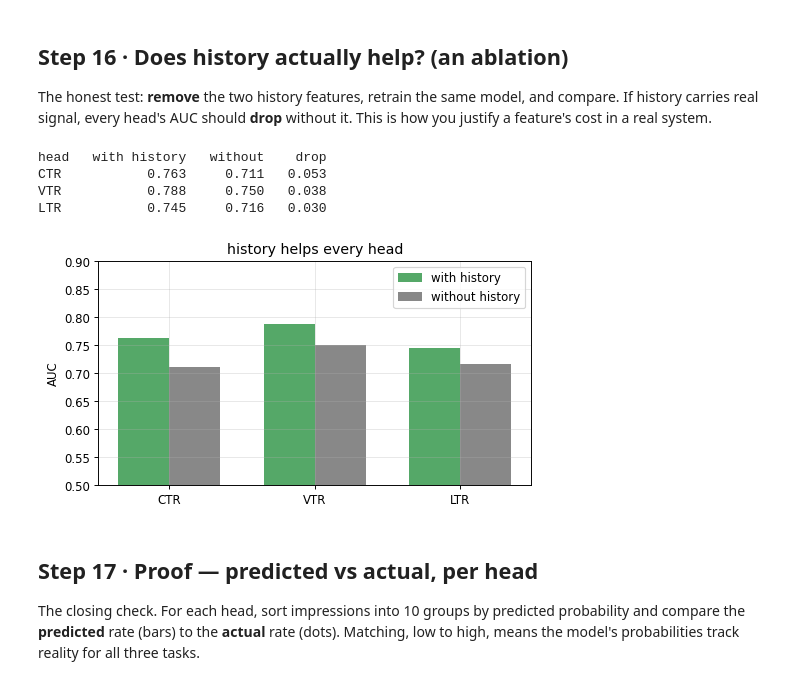
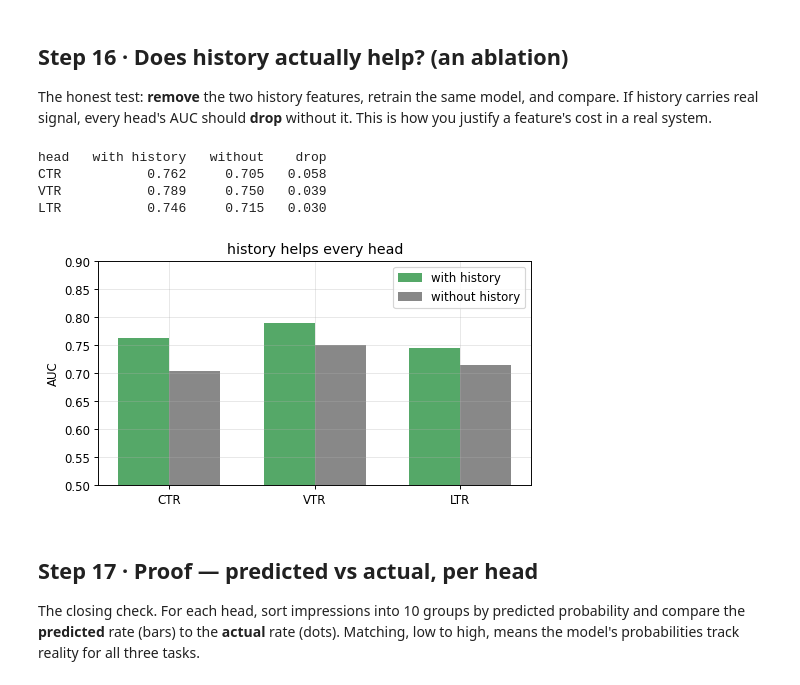
Before and after one commit to niamleeson/ml-math, a Jupyter notebook: afp/notebooks/M07-full-ranking-pipeline.ipynb, the cells around one changed output. Saved outputs shown, nothing was run; the diff lists cells and outputs as text; code cells hidden in the pictures.

```diff
--- a/afp/notebooks/M07-full-ranking-pipeline.ipynb
+++ b/afp/notebooks/M07-full-ranking-pipeline.ipynb
@@ -223,0 +199,18 @@ The model outputs three probabilities per impression: pCTR, pVTR, pLTR. We look
+# %%
+import torch, torch.nn as nn
+torch.manual_seed(0)
+
+class SharedBottomRanker(nn.Module):
+    def __init__(self, n_features, n_tasks=3):
+        super().__init__()
+        self.body  = nn.Sequential(               # the SHARED body: 7 -> 32 -> 16
+            nn.Linear(n_features, 32), nn.ReLU(),
+            nn.Linear(32, 16), nn.ReLU())
+        self.heads = nn.ModuleList([nn.Linear(16, 1) for _ in range(n_tasks)])  # one head per task
+    def forward(self, x):
+        z = self.body(x)                          # shared representation
+        return torch.cat([h(z) for h in self.heads], dim=1)   # (batch, 3) logits: CTR, VTR, LTR
+
+model = SharedBottomRanker(len(features))
+print("model: 7 features -> shared (32, 16) -> 3 heads (CTR, VTR, LTR)")
+print("total learnable numbers:", sum(p.numel() for p in model.parameters()))
@@ -224,5 +268,7 @@ The model outputs three probabilities per impression: pCTR, pVTR, pLTR. We look
 # %%
-proba = model.predict_proba(Xte)             # shape (n_test, 3): [pCTR, pVTR, pLTR]
+model.eval()
+with torch.no_grad():
+    proba = torch.sigmoid(model(torch.tensor(Xte, dtype=torch.float32))).numpy()  # (n_test, 3)
 pred = pd.DataFrame(proba, columns=["pCTR", "pVTR", "pLTR"]).round(3)
 pred["clicked"], pred["viewed"], pred["lead"] = Yte[:,0], Yte[:,1], Yte[:,2]
 print("predictions on impressions the model never saw:")
@@ -334,30 +380,41 @@ The honest test: **remove** the two history features, retrain the same model, an
 If history carries real signal, every head's AUC should **drop** without it. This is how you
 justify a feature's cost in a real system.
 # %%
-no_hist = ["relevance", "ad_quality", "price", "position", "is_video"]   # drop hist_affinity, hist_len
-Xtr_nh = StandardScaler().fit(X[tr][:, :5]).transform(X[tr][:, :5])
-sc_nh  = StandardScaler().fit(X[tr][:, :5])
-Xtr_nh, Xte_nh = sc_nh.transform(X[tr][:, :5]), sc_nh.transform(X[te][:, :5])
-model_nh = MLPClassifier(hidden_layer_sizes=(32,16), max_iter=400, random_state=0).fit(Xtr_nh, Ytr)
-proba_nh = model_nh.predict_proba(Xte_nh)
+# drop the two history features (columns 5, 6), standardize, retrain the SAME architecture in torch
+Xtr_nh_raw, Xte_nh_raw = X[tr][:, :5], X[te][:, :5]
+sc_nh = StandardScaler().fit(Xtr_nh_raw)
+Xtr_nh = torch.tensor(sc_nh.transform(Xtr_nh_raw), dtype=torch.float32)
+Xte_nh = torch.tensor(sc_nh.transform(Xte_nh_raw), dtype=torch.float32)
+
+torch.manual_seed(0)
+model_nh = SharedBottomRanker(5)                       # same model, 5 features (no history)
+opt_nh = torch.optim.Adam(model_nh.parameters(), lr=0.01)
+for epoch in range(300):
+    model_nh.train(); opt_nh.zero_grad()
+    lg = model_nh(Xtr_nh)
+    loss = sum(loss_fn(lg[:, k], Ytr_t[:, k]) for k in range(3))
+    loss.backward(); opt_nh.step()
+model_nh.eval()
+with torch.no_grad():
+    proba_nh = torch.sigmoid(model_nh(Xte_nh)).numpy()
 aucs_nh = [roc_auc_score(Yte[:,k], proba_nh[:,k]) for k in range(3)]
 
 print(f"{'head':<5} {'with history':>13} {'without':>9} {'drop':>7}")
 for name, a, anh in zip(HEADS, aucs, aucs_nh):
     print(f"{name:<5} {a:>13.3f} {anh:>9.3f} {a-anh:>7.3f}")
 
 x = np.arange(3); wdt = 0.35
 plt.figure(figsize=(6, 3.4))
 plt.bar(x-wdt/2, aucs, wdt, color=GREEN, label="with history")
 plt.bar(x+wdt/2, aucs_nh, wdt, color=GRAY, label="without history")
 plt.xticks(x, HEADS); plt.ylim(0.5, 0.9); plt.ylabel("AUC")
 plt.title("history helps every head"); plt.legend(); plt.show()
 # %% [output]
 head   with history   without    drop
-CTR           0.763     0.711   0.053
-VTR           0.788     0.750   0.038
-LTR           0.745     0.716   0.030
+CTR           0.762     0.705   0.058
+VTR           0.789     0.750   0.039
+LTR           0.746     0.715   0.030
-[figure, old version]
+[figure, new version]
 # %% [markdown]
 ## Step 17 · Proof — predicted vs actual, per head
 
```
Also changed, not shown: parts of 16 cells of this notebook, 3 other files.
